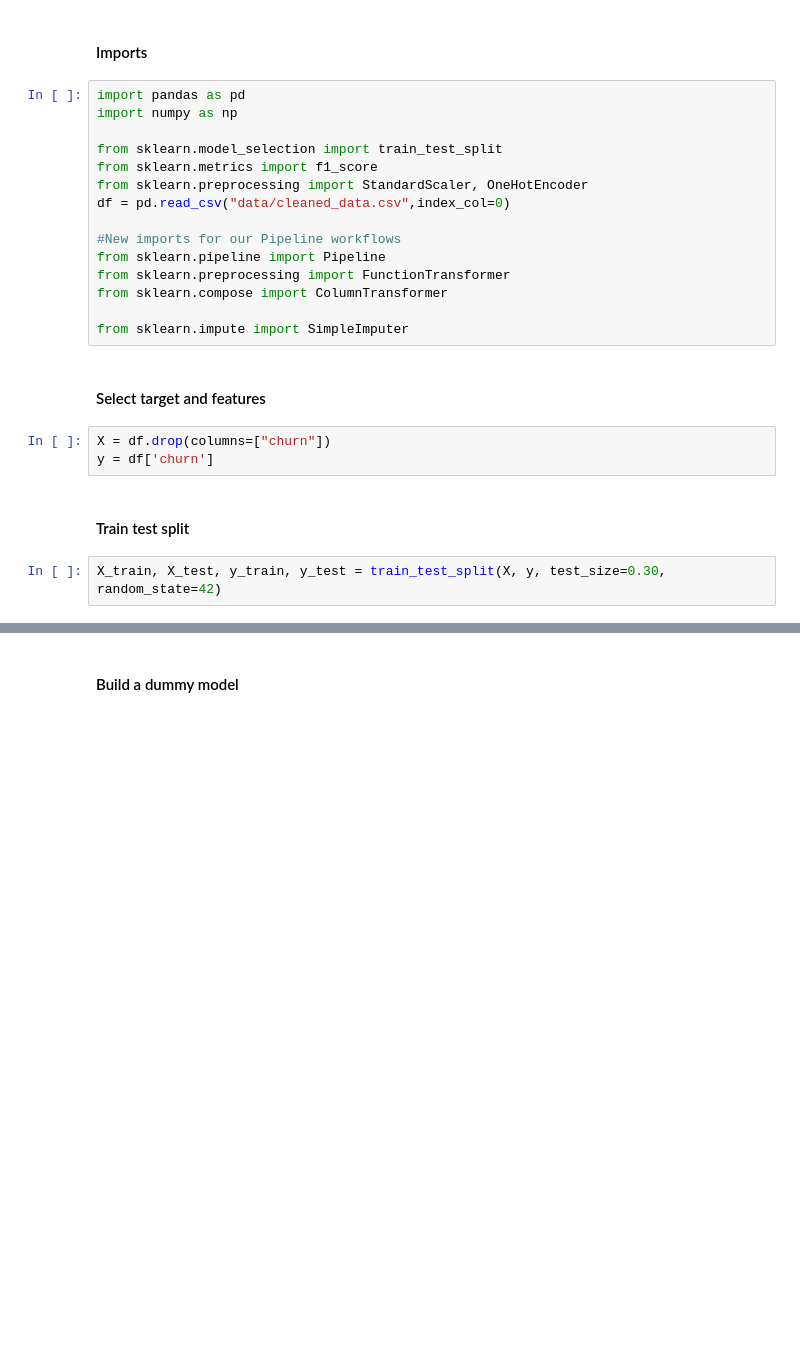
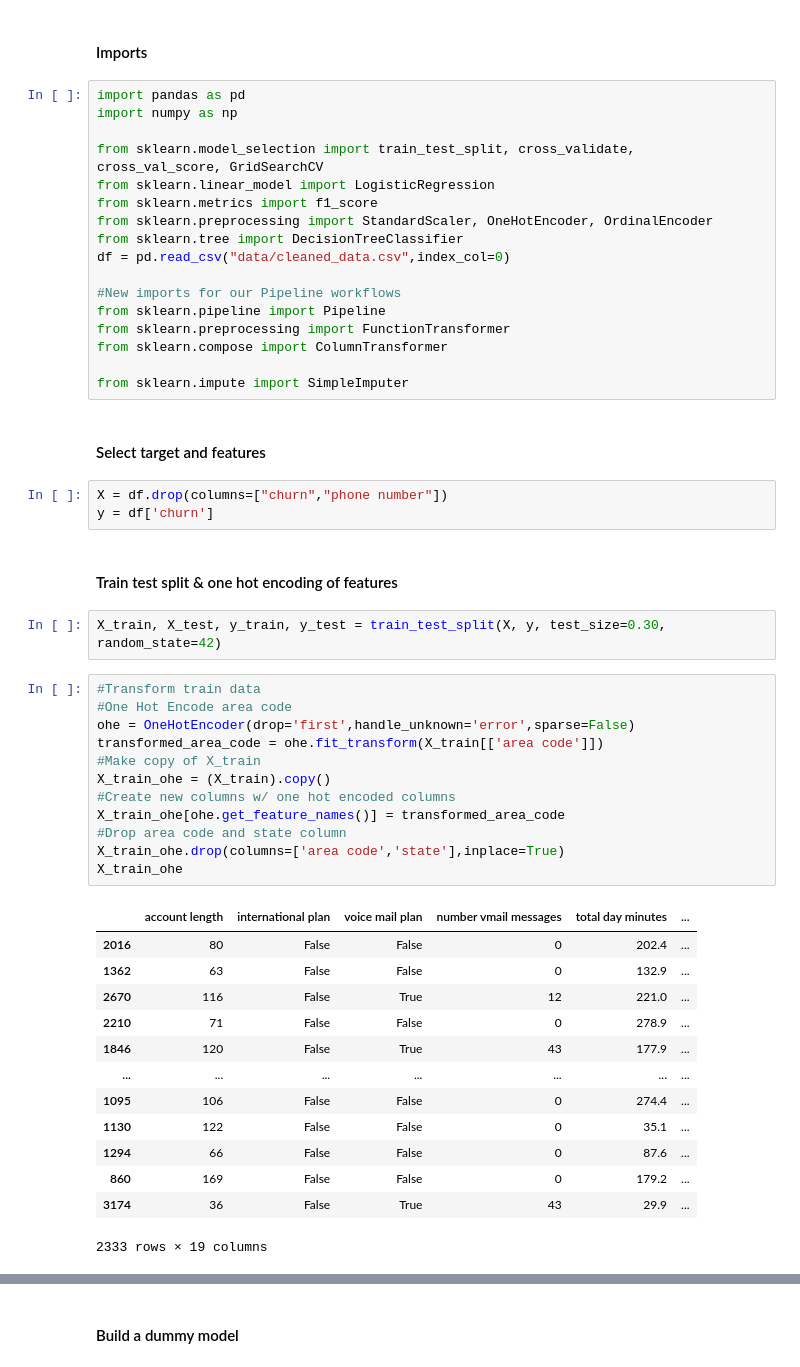
Before and after one commit to zander1268/churn-buster, a Jupyter notebook: modeling.ipynb, the cells around one changed output, grey strips where cells are left out. Cells and saved outputs as stored; diff of their text form; blank space fills up the shorter version.

```diff
--- a/modeling.ipynb
+++ b/modeling.ipynb
@@ -16,9 +16,11 @@ To evaluate the preformance of their customer churn model, Telecom Inc. will use
 import pandas as pd
 import numpy as np
 
-from sklearn.model_selection import train_test_split
+from sklearn.model_selection import train_test_split, cross_validate, cross_val_score, GridSearchCV
+from sklearn.linear_model import LogisticRegression
 from sklearn.metrics import f1_score
-from sklearn.preprocessing import StandardScaler, OneHotEncoder
+from sklearn.preprocessing import StandardScaler, OneHotEncoder, OrdinalEncoder
+from sklearn.tree import DecisionTreeClassifier
 df = pd.read_csv("data/cleaned_data.csv",index_col=0)
 
 #New imports for our Pipeline workflows
@@ -30,9 +32,35 @@ from sklearn.impute import SimpleImputer
 # %% [markdown]
 #### Select target and features
 # %%
-X = df.drop(columns=["churn"])
+X = df.drop(columns=["churn","phone number"])
 y = df['churn']
 # %% [markdown]
-#### Train test split
+#### Train test split & one hot encoding of features
 # %%
 X_train, X_test, y_train, y_test = train_test_split(X, y, test_size=0.30, random_state=42)
+# %%
+#Transform train data
+#One Hot Encode area code
+ohe = OneHotEncoder(drop='first',handle_unknown='error',sparse=False)
+transformed_area_code = ohe.fit_transform(X_train[['area code']])
+#Make copy of X_train
+X_train_ohe = (X_train).copy()
+#Create new columns w/ one hot encoded columns
+X_train_ohe[ohe.get_feature_names()] = transformed_area_code
+#Drop area code and state column
+X_train_ohe.drop(columns=['area code','state'],inplace=True)
+X_train_ohe
+# %% [output]
+|  | account length | international plan | voice mail plan | number vmail messages | total day minutes | ... |
+| 2016 | 80 | False | False | 0 | 202.4 | ... |
+| 1362 | 63 | False | False | 0 | 132.9 | ... |
+| 2670 | 116 | False | True | 12 | 221.0 | ... |
+| 2210 | 71 | False | False | 0 | 278.9 | ... |
+| 1846 | 120 | False | True | 43 | 177.9 | ... |
+| ... | ... | ... | ... | ... | ... | ... |
+| 1095 | 106 | False | False | 0 | 274.4 | ... |
+| 1130 | 122 | False | False | 0 | 35.1 | ... |
+| 1294 | 66 | False | False | 0 | 87.6 | ... |
+| 860 | 169 | False | False | 0 | 179.2 | ... |
+| 3174 | 36 | False | True | 43 | 29.9 | ... |
+2333 rows × 19 columns
```
Also changed, not shown: parts of 33 cells of this notebook.
